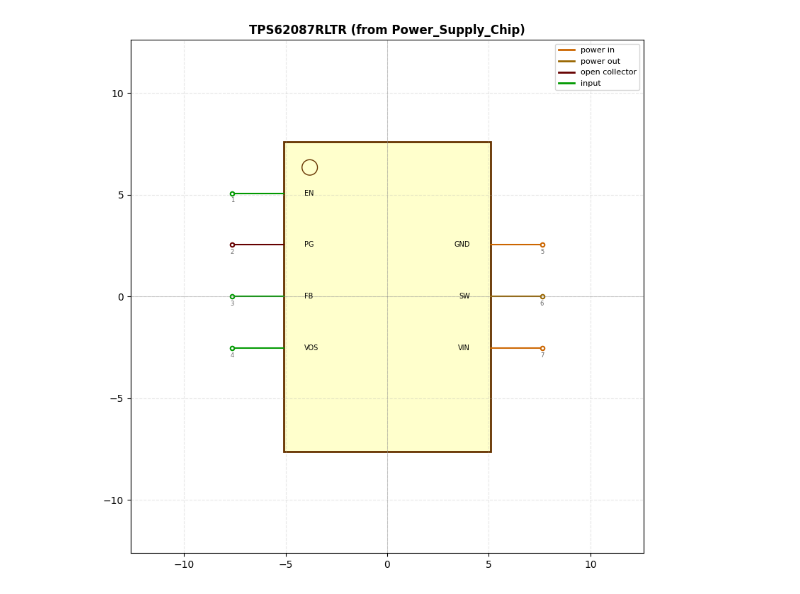
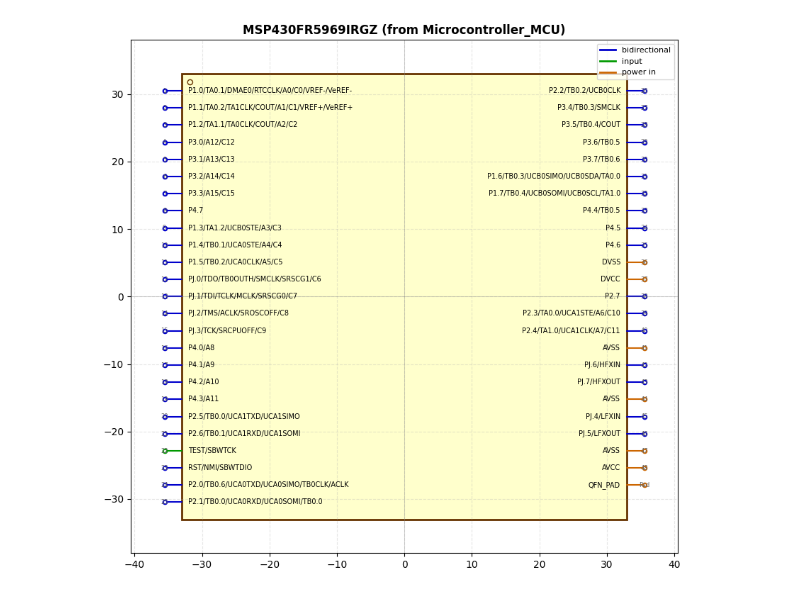
Before and after one commit to SpeedUp-Tech/KiCAD_MCP, a Jupyter notebook: test_symbol_builder.ipynb, the cells around one changed output. Cells and saved outputs as stored; diff of their text form; code cells hidden in the pictures.

```diff
--- a/test_symbol_builder.ipynb
+++ b/test_symbol_builder.ipynb
@@ -28,9 +25,9 @@ Power_Supply_Chip
 # %%
 from python.commands.database_tools.symbol_visualizer import visualize_by_mpn
 
-s = visualize_by_mpn(name, lib, show=False)
+s = visualize_by_mpn("MSP430FR5969IRGZ", "Microcontroller_MCU", show=False)
 # %% [output]
-[figure, old version]
+[figure, new version]
 # %%
 from python.commands.database_tools.symbol_builders import build_symbol_from_json
 from python.commands.database_tools.symbol_visualizer import visualize_symbol
```
Also changed, not shown: parts of 4 cells of this notebook, 7 other files.
